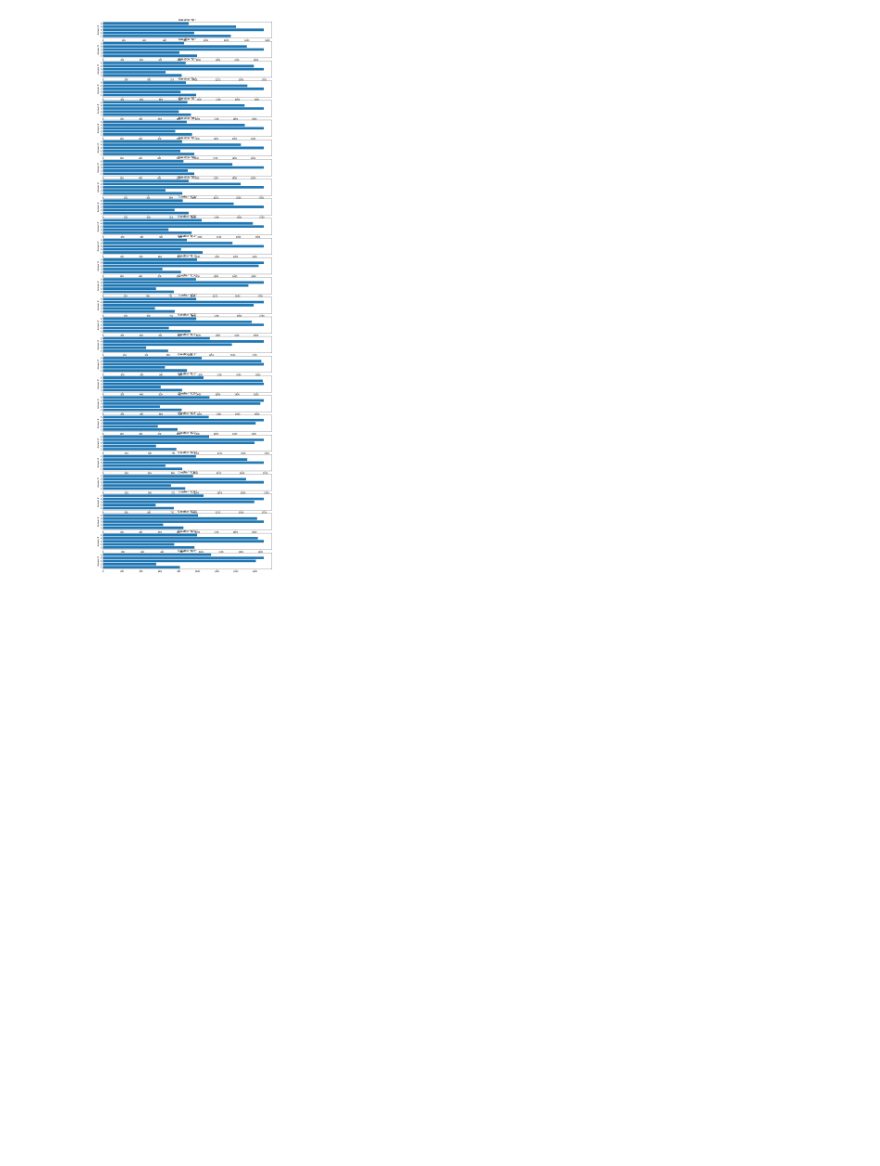
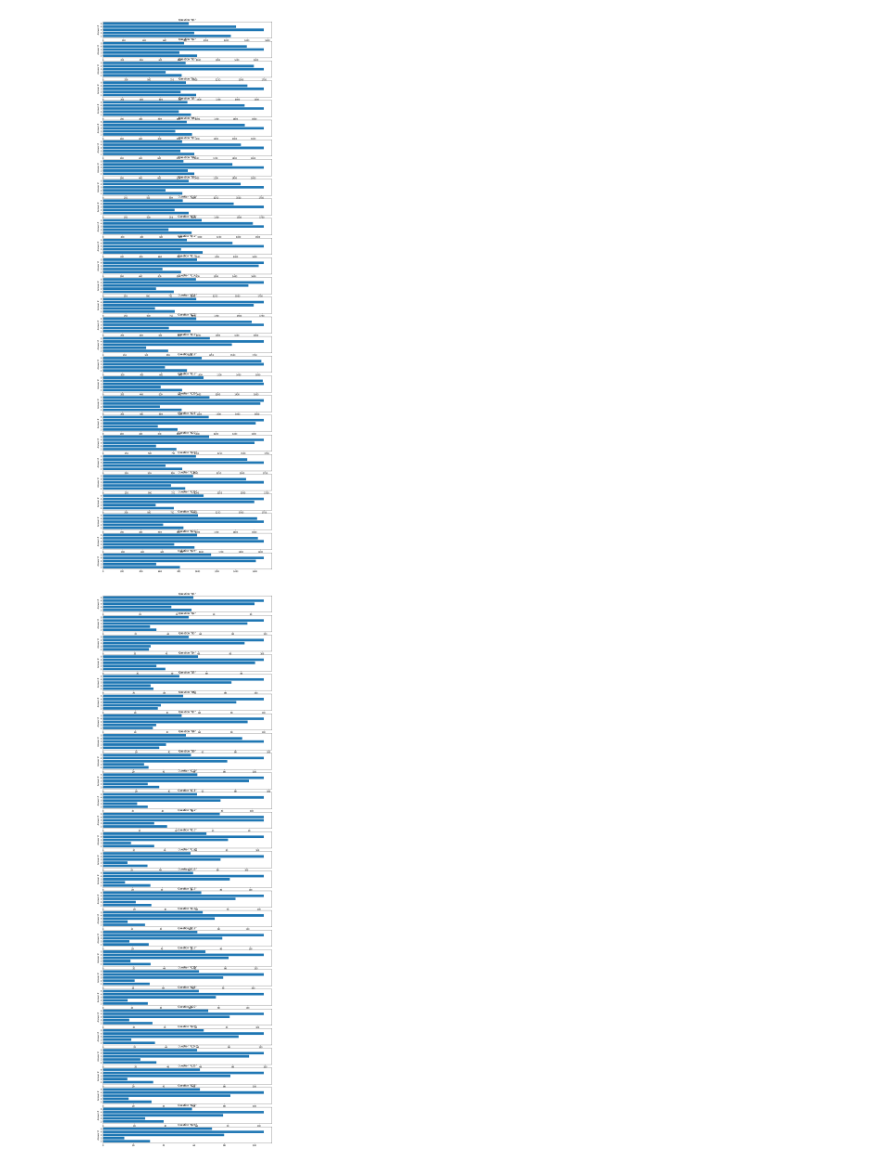
Before and after one commit to Krismix1/ds-mandatory-1, a Jupyter notebook: test.ipynb, the cells around one changed output. Cells and saved outputs as stored; diff of their text form; code cells hidden in the pictures; blank space fills up the shorter version.

```diff
--- a/test.ipynb
+++ b/test.ipynb
@@ -86,3 +86,23 @@ for index, quest in enumerate(questions):
     plt.title(f'Question "{quest}"')
 # %% [output]
 [figure]
+# %%
+rows = 28
+cols = 1
+plt.subplots(rows, cols, figsize=(15, 50))
+questions = list(gen_questions(range(1, 29)))
+answers = [1,2,3,4,5]
+colours = ['red', 'blue', 'green', 'purple', 'yellow']
+
+for index, quest in enumerate(questions):
+    plt.subplot(rows, cols, index+1)
+    temp = df[df['class'] == 1].groupby(quest).agg({quest: 'count'})
+    response = temp.index.to_numpy()
+    count = temp[quest].to_numpy()
+    plt.yticks(answers)
+    plt.barh(response, count)
+
+    plt.ylabel('Answer #')
+    plt.title(f'Question "{quest}"')
+# %% [output]
+[figure, added]
```
Also changed, not shown: 4 other files.
